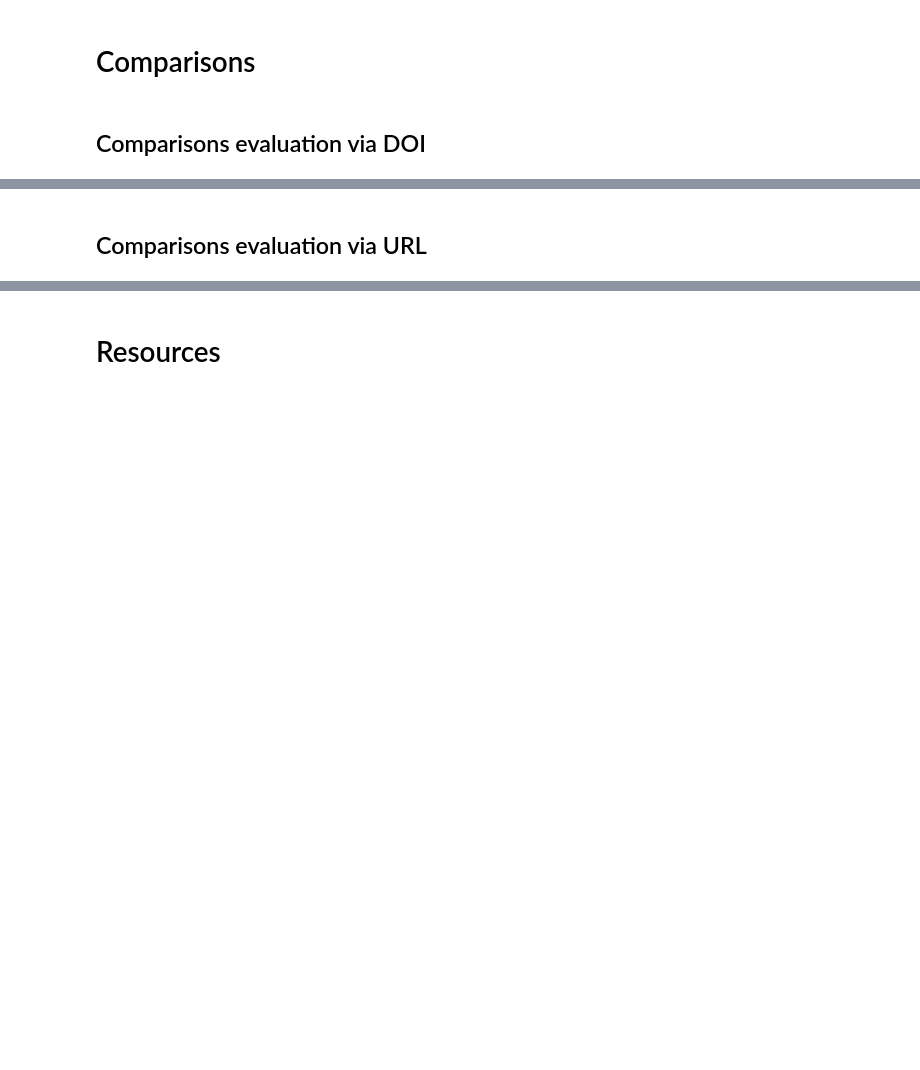
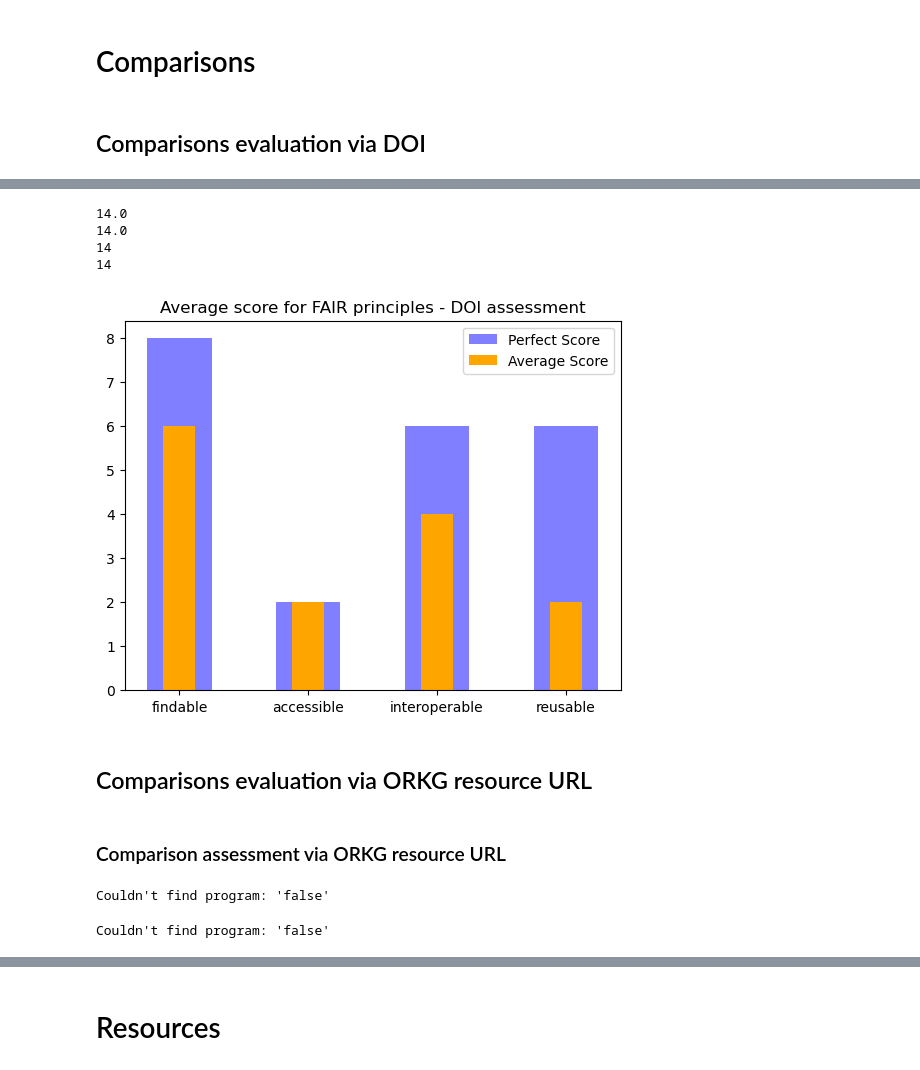
Before and after one commit to mwurzbacher/FAIRness-assessment-tools-evaluation-using-ORKG, a Jupyter notebook: FAIR_Checker_evaluation.ipynb, the cells around one changed output, grey strips where cells are left out. Drawn from its saved outputs; the diff is of its cells as text; code cells hidden in the pictures; blank space fills up the shorter version.

Commit message:
comparison pickle files + FAIR-Checker notebook update for comparisons

```diff
--- a/FAIR_Checker_evaluation.ipynb
+++ b/FAIR_Checker_evaluation.ipynb
@@ -587,0 +634,16 @@ plt.show()
+# %%
+assessment_compdoi_df = pd.DataFrame()
+
+comparisons = list(chain.from_iterable([[x]*11 for x in comparison_doi_df['comparisons']]))
+assessment_compdoi_df['comparison'] = comparisons
+
+dois = list(chain.from_iterable([[x]*11 for x in comparison_doi_df['doi']]))
+assessment_compdoi_df['doi'] = dois
+
+metrics = list(chain.from_iterable([get_metrics_from_result(assessment_result=x) for x in comparison_doi_df['FAIR_assessment']]))
+assessment_compdoi_df['metric'] = metrics
+
+scores = list(chain.from_iterable([get_scores_from_result(assessment_result=x) for x in comparison_doi_df['FAIR_assessment']]))
+assessment_compdoi_df['score'] = scores
+
+assessment_compdoi_df
@@ -588,2 +682,61 @@ plt.show()
+# %%
+print(total_score_compdoi_df["score"].mean())
+print(total_score_compdoi_df["score"].median())
+# possible max = 14
+print(total_score_compdoi_df["score"].max())
+# possible min = 14
+print(total_score_compdoi_df["score"].min())
+# %% [output]
+14.0
+14.0
+14
+14
+# %%
+# max scores: F = 8, A = 2, I = 6, R = 6
+principle_assessment_compdoi_df = assessment_compdoi_df
+principle_assessment_compdoi_df['principle'] = [get_principle_from_metric(x) for x in principle_assessment_compdoi_df['metric']]
+
+aggregate_funcs = {'score': 'sum', 'principle': 'first'}
+principle_assessment_compdoi_df = principle_assessment_compdoi_df.groupby(['principle'], as_index=False).agg(aggregate_funcs)
+principle_assessment_compdoi_df['avg_metric_score'] = principle_assessment_compdoi_df['score']/len(comparison_doi_df)
+
+principle_assessment_compdoi_df['principle'] = pd.Categorical(principle_assessment_compdoi_df['principle'], ['findable', 'accessible', 'interoperable', 'reusable'])
+principle_assessment_compdoi_df = principle_assessment_compdoi_df.sort_values('principle')
+
+#plotting
+width = 0.5
+perfect_scores = [8, 2, 6, 6]
+actual_scores = principle_assessment_compdoi_df['avg_metric_score']
+indices = np.arange(len(perfect_scores))
+
+plt.bar(indices, perfect_scores, width=width, color='b', alpha=0.5, label='Perfect Score')
+plt.bar([i for i in indices], actual_scores, width=0.5*width, color='orange', label='Average Score')
+plt.xticks(indices, principle_assessment_compdoi_df['principle'] )
+plt.title("Average score for FAIR principles - DOI assessment")
+plt.legend()
+plt.show()
+# %% [output]
+[figure, added]
 # %% [markdown]
-## Comparisons evaluation via URL
+## Comparisons evaluation via ORKG resource URL
+# %% [markdown]
+### Comparison assessment via ORKG resource URL
+# %%
+%%script false --no-raise-error
+comparison_orkg_df = pd.read_csv("comparison_query_result_2023-03-29.csv")
+comparison_orkg_df
+# %% [output]
+Couldn't find program: 'false'
+# %%
+%%script false --no-raise-error
+# FAIR-Checker assessment for all ORKG comparisons with an ORKG resource URL
+# Executing this approximately takes 1,505 minutes
+# If you don't have the time, use the latest .pkl file :)
+count = 0
+assessment_results = comparison_orkg_df['comparisons'].map(lambda x: get_all_metrics(payload={'url': x}))
+comparison_orkg_df['FAIR_assessment'] = [aresult[0] for aresult in assessment_results]
+comparison_orkg_df['assessment_status_code'] = [aresult[1] for aresult in assessment_results]
+comparison_orkg_df.to_pickle("./comparison_orkg_df_FAIRChecker_assessment"+date+".pkl")
+comparison_orkg_df
+# %% [output]
+Couldn't find program: 'false'
```
Also changed, not shown: parts of 19 cells of this notebook, 2 other files.
